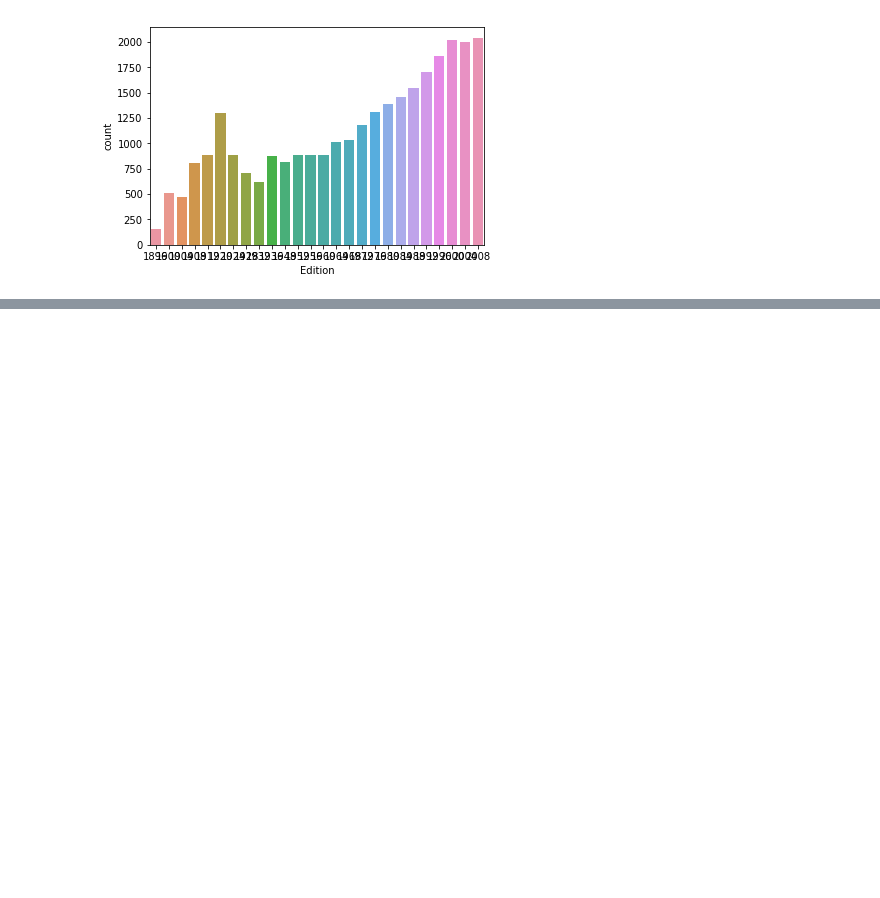
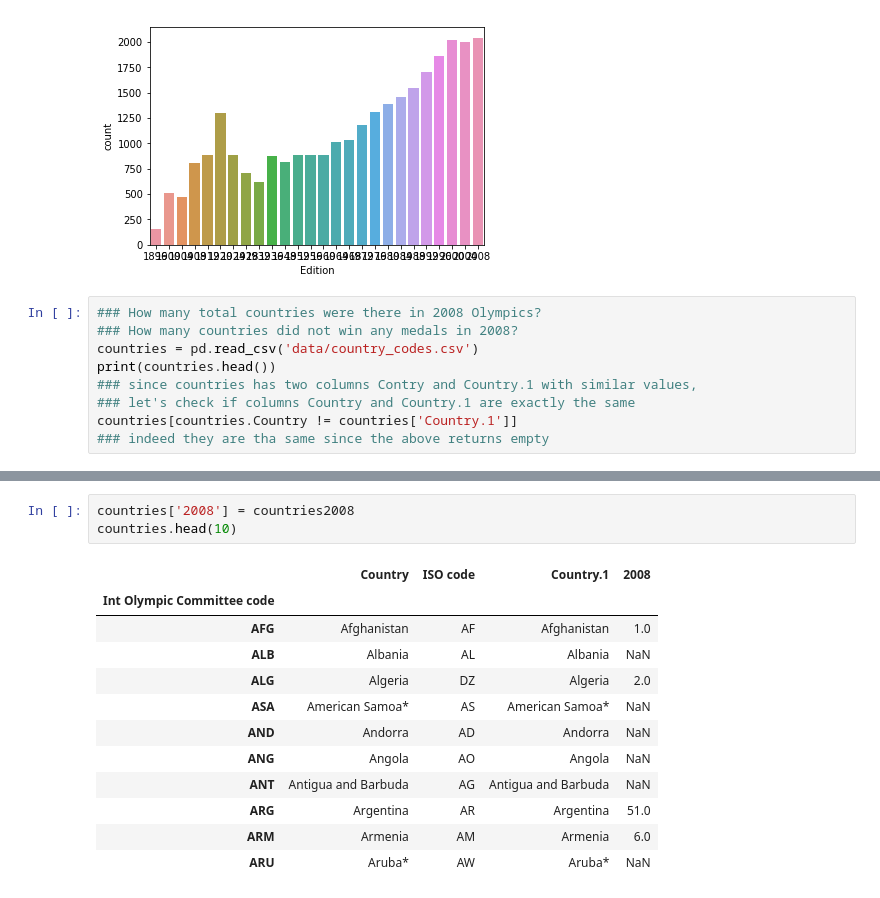
Before and after one commit to surya-durgaputra/PythonBasics, a Jupyter notebook: Pandas/PandasFocused/05-Indexing.ipynb, the cells around one changed output, grey strips where cells are left out. Drawn from its saved outputs; the diff is of its cells as text; blank space fills up the shorter version.

```diff
--- a/Pandas/PandasFocused/05-Indexing.ipynb
+++ b/Pandas/PandasFocused/05-Indexing.ipynb
@@ -288,3 +280,12 @@ ath.Edition.value_counts().plot(kind='bar');
 sns.countplot(x='Edition', data=ath);
 # %% [output]
 [figure]
+# %%
+### How many total countries were there in 2008 Olympics?
+### How many countries did not win any medals in 2008?
+countries = pd.read_csv('data/country_codes.csv')
+print(countries.head())
+### since countries has two columns Contry and Country.1 with similar values,
+### let's check if columns Country and Country.1 are exactly the same
+countries[countries.Country != countries['Country.1']]
+### indeed they are tha same since the above returns empty
@@ -290,0 +331,16 @@ sns.countplot(x='Edition', data=ath);
+# %%
+countries['2008'] = countries2008
+countries.head(10)
+# %% [output]
+|  | Country | ISO code | Country.1 | 2008 |
+| Int Olympic Committee code |  |  |  |  |
+| AFG | Afghanistan | AF | Afghanistan | 1.0 |
+| ALB | Albania | AL | Albania | NaN |
+| ALG | Algeria | DZ | Algeria | 2.0 |
+| ASA | American Samoa* | AS | American Samoa* | NaN |
+| AND | Andorra | AD | Andorra | NaN |
+| ANG | Angola | AO | Angola | NaN |
+| ANT | Antigua and Barbuda | AG | Antigua and Barbuda | NaN |
+| ARG | Argentina | AR | Argentina | 51.0 |
+| ARM | Armenia | AM | Armenia | 6.0 |
+| ARU | Aruba* | AW | Aruba* | NaN |
```
Also changed, not shown: parts of 6 cells of this notebook, 1 other file.
